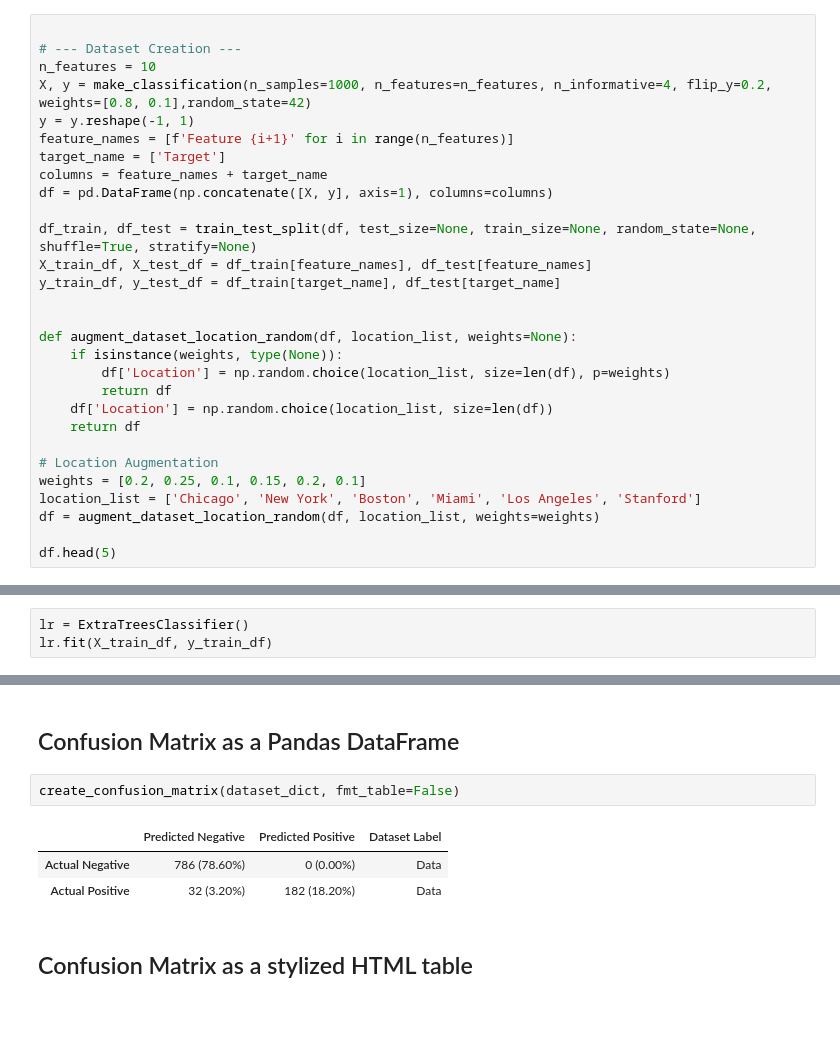
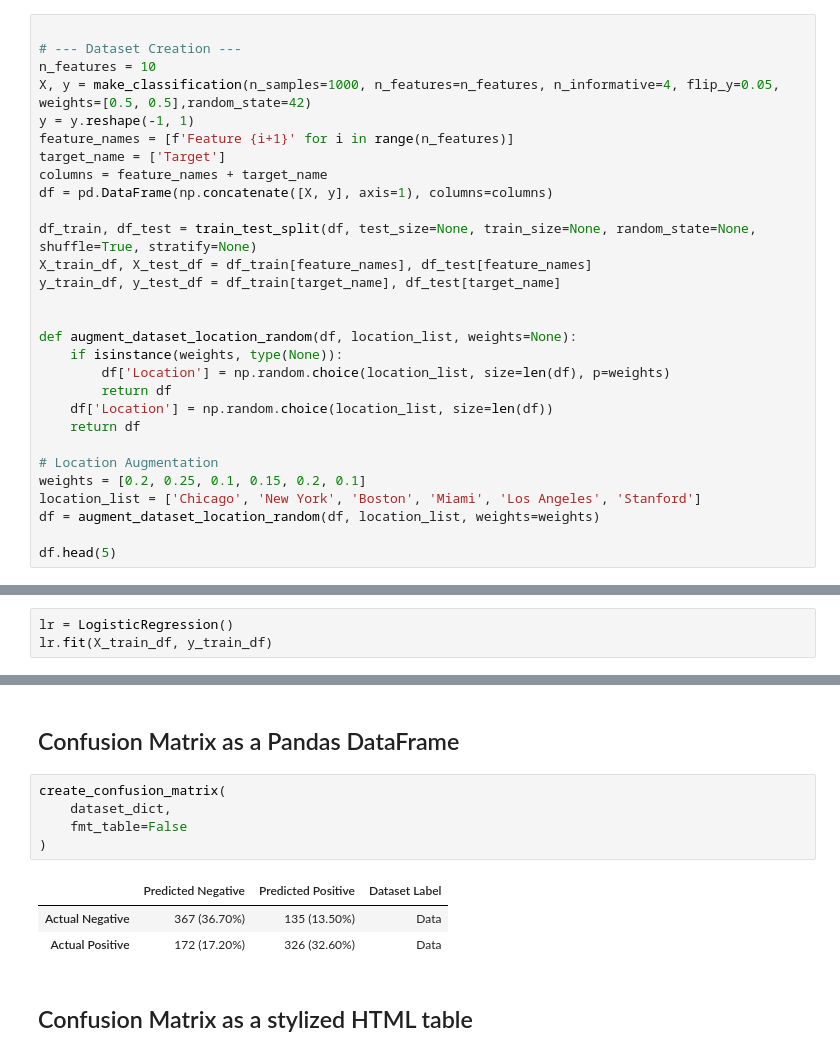
Before and after one commit to dougsgrott/data-science-studies, a Jupyter notebook: 4_modeling/evaluation/confusion_matrix.ipynb, the cells around one changed output, grey strips where cells are left out. Saved outputs shown, nothing was run; the diff lists cells and outputs as text; blank space fills up the shorter version.

```diff
--- a/4_modeling/evaluation/confusion_matrix.ipynb
+++ b/4_modeling/evaluation/confusion_matrix.ipynb
@@ -61,7 +61,7 @@ Since this notebooks is focused primarily on the different ways a confusion matr
 
 # --- Dataset Creation ---
 n_features = 10
-X, y = make_classification(n_samples=1000, n_features=n_features, n_informative=4, flip_y=0.2, weights=[0.8, 0.1],random_state=42)
+X, y = make_classification(n_samples=1000, n_features=n_features, n_informative=4, flip_y=0.05, weights=[0.5, 0.5],random_state=42)
 y = y.reshape(-1, 1)
 feature_names = [f'Feature {i+1}' for i in range(n_features)]
 target_name = ['Target']
@@ -96,4 +96,4 @@ df.head(5)
 # %%
-lr = ExtraTreesClassifier()
+lr = LogisticRegression()
 lr.fit(X_train_df, y_train_df)
 # %% [output]
@@ -393,11 +394,14 @@ dataset_dict = {
 # %% [markdown]
 ## Confusion Matrix as a Pandas DataFrame
 # %%
-create_confusion_matrix(dataset_dict, fmt_table=False)
+create_confusion_matrix(
+    dataset_dict,
+    fmt_table=False
+)
 # %% [output]
 |  | Predicted Negative | Predicted Positive | Dataset Label |
-| Actual Negative | 786 (78.60%) | 0 (0.00%) | Data |
-| Actual Positive | 32 (3.20%) | 182 (18.20%) | Data |
+| Actual Negative | 367 (36.70%) | 135 (13.50%) | Data |
+| Actual Positive | 172 (17.20%) | 326 (32.60%) | Data |
 # %% [markdown]
 ## Confusion Matrix as a stylized HTML table
 # %%
```
Also changed, not shown: parts of 7 cells of this notebook, 2 other files.
